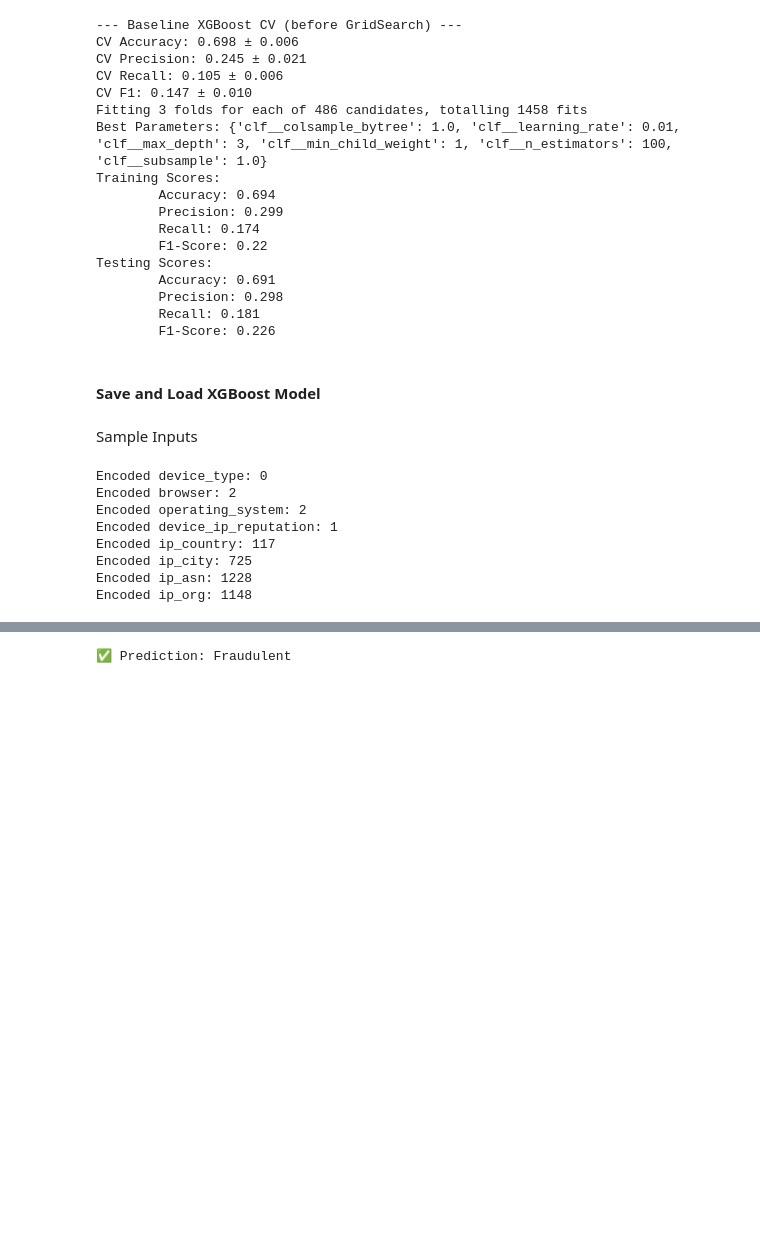
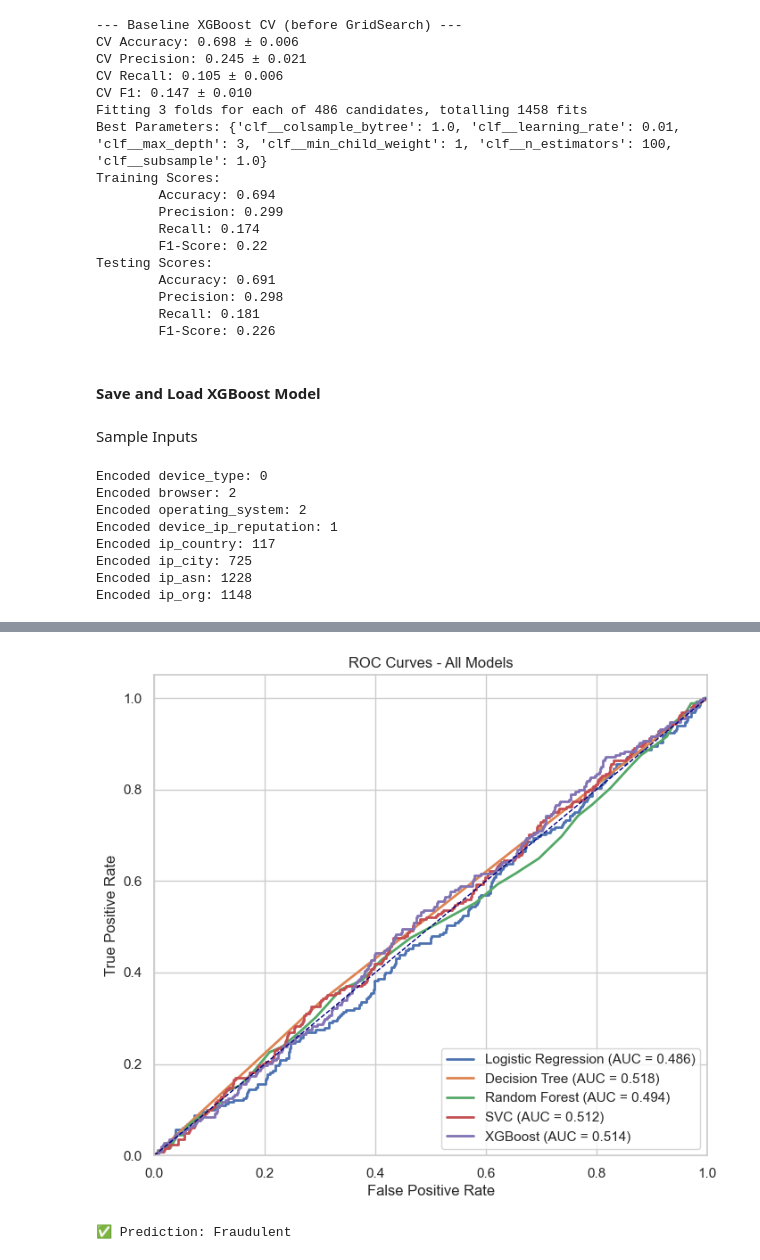
Before and after one commit to achintha-alahakoon/Fraud-Detection, a Jupyter notebook: backend/model1.ipynb, the cells around one changed output, grey strips where cells are left out. Saved outputs shown, nothing was run; the diff lists cells and outputs as text; code cells hidden in the pictures; blank space fills up the shorter version.

```diff
--- a/backend/model1.ipynb
+++ b/backend/model1.ipynb
@@ -784,3 +827,49 @@ Encoded ip_org: 1148
+# %%
+# --- ROC curves for all trained models ---
+from sklearn.metrics import roc_auc_score, roc_curve
+import matplotlib.pyplot as plt
+
+# Candidate model variable names (common names used earlier in this notebook)
+model_vars = {
+    'Logistic Regression': globals().get('lr_pipe', None),
+    'Decision Tree': globals().get('dt_pipe', None),
+    'Random Forest': globals().get('rf_pipe', None),
+    'SVC': globals().get('svc_pipe', None),
+    'XGBoost': globals().get('xgb_pipe', None) or globals().get('best_xgb', None) or globals().get('loaded_xgb', None),
+}
+
+available = {name: m for name, m in model_vars.items() if m is not None}
+if not available:
+    raise RuntimeError('No trained model pipelines found in the expected variables: lr_pipe, dt_pipe, rf_pipe, svc_pipe, xgb_pipe, best_xgb, loaded_xgb')
+
+plt.figure(figsize=(8, 7))
+for name, model in available.items():
+    # Try to get probability scores first
+    try:
+        y_score = model.predict_proba(X_test)[:, 1]
+    except Exception:
+        # If no predict_proba, try decision_function (SVM may use this)
+        try:
+            y_score = model.decision_function(X_test)
+        except Exception as e:
+            print(f'Could not obtain score for {name}: {e}'); continue
+    # Compute ROC curve/AUC
+    fpr, tpr, _ = roc_curve(y_test, y_score)
+    auc_val = roc_auc_score(y_test, y_score)
+    plt.plot(fpr, tpr, lw=2, label=f'{name} (AUC = {auc_val:.3f})')
+
+# Baseline random line
+plt.plot([0, 1], [0, 1], color='navy', lw=1, linestyle='--')
+plt.xlim([0.0, 1.0])
+plt.ylim([0.0, 1.05])
+plt.xlabel('False Positive Rate')
+plt.ylabel('True Positive Rate')
+plt.title('ROC Curves - All Models')
+plt.legend(loc='lower right')
+plt.grid(True)
+plt.show()
+# %% [output]
+[figure, added]
 # %%
 # --- Identify numeric columns ---
 numeric_cols = [
```
Also changed, not shown: parts of 1 cell of this notebook, 7 other files.
